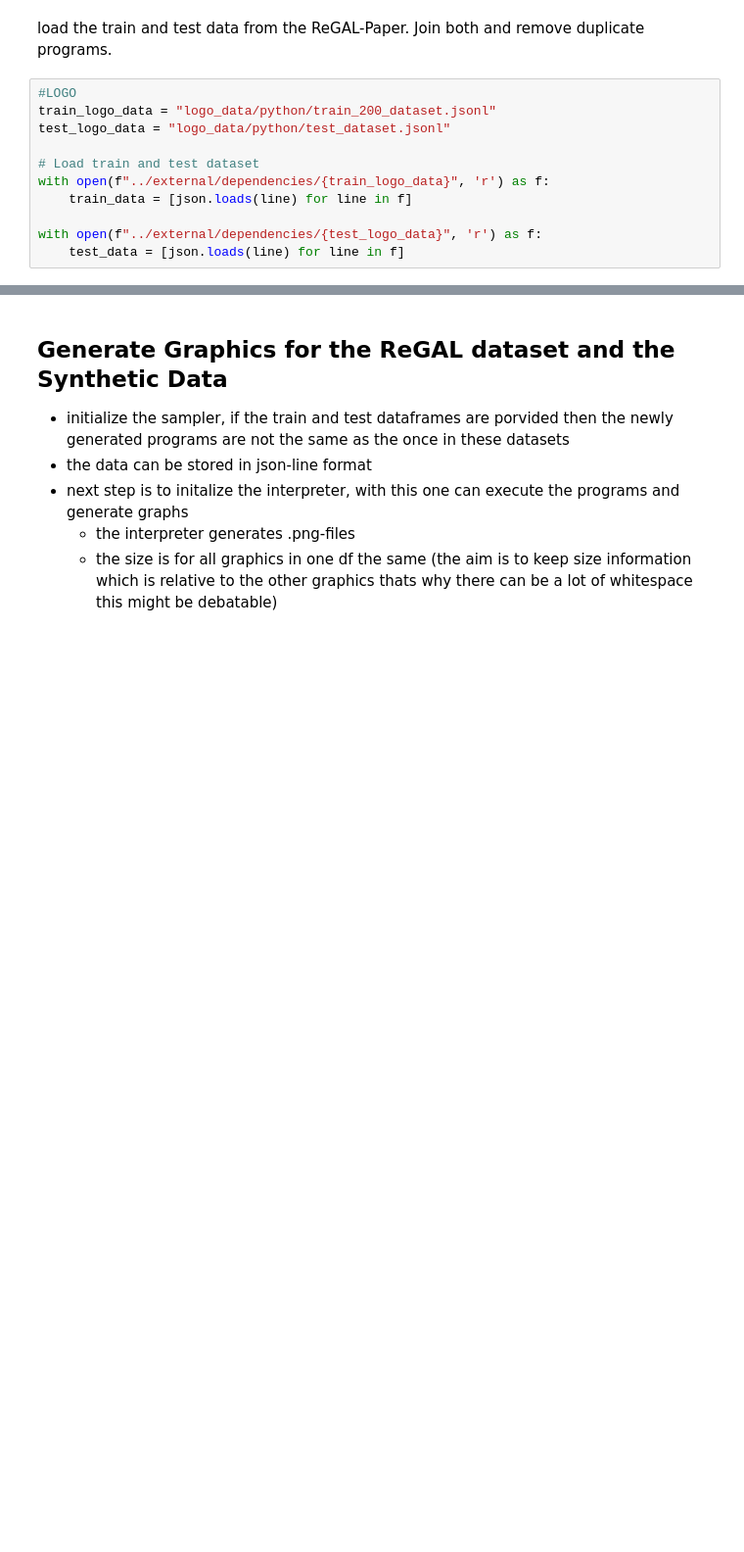
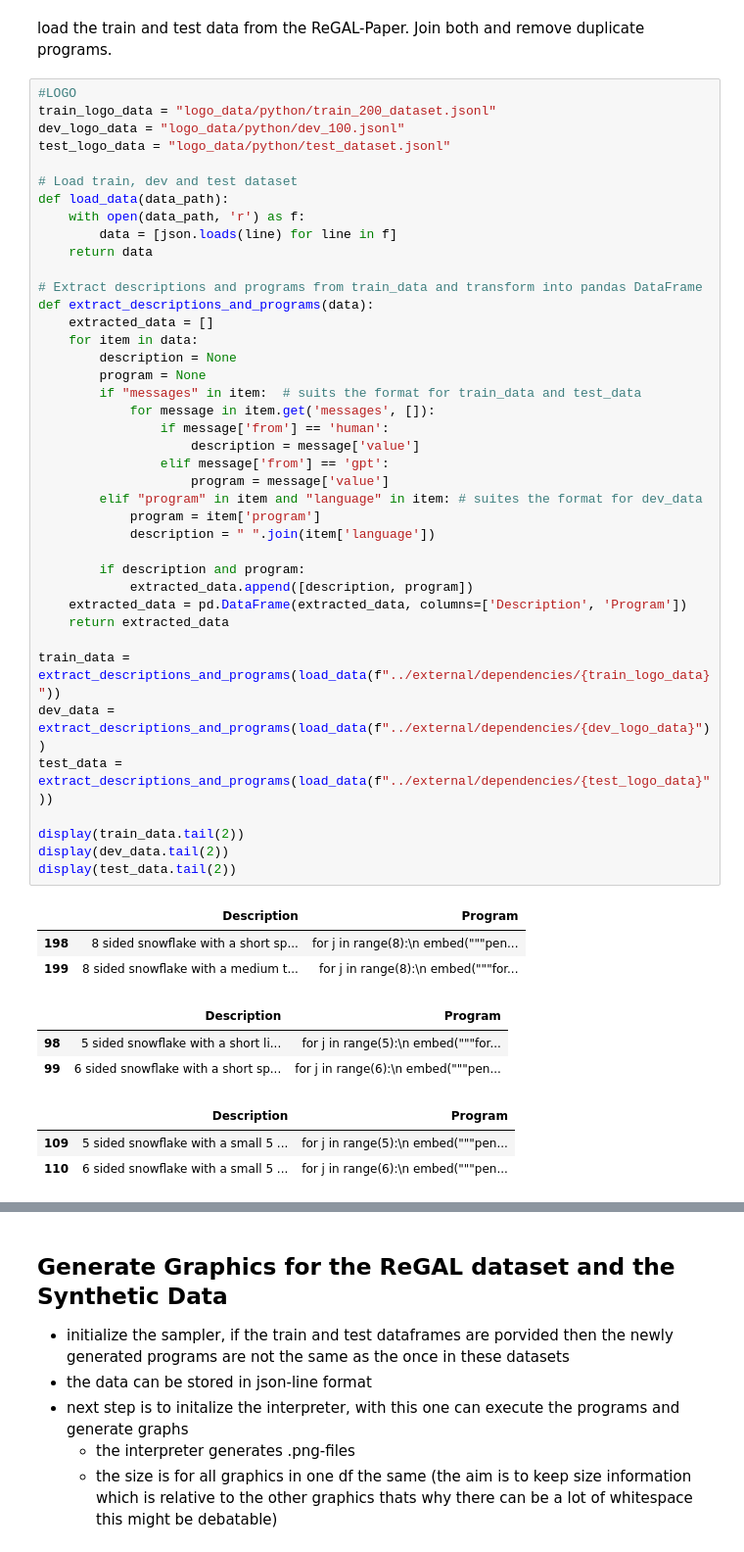
Before and after one commit to ruthchy/llm-generalization-program-synthesis, a Jupyter notebook: synthetic_data/main.ipynb, the cells around one changed output, grey strips where cells are left out. Shown at 98% size. Saved outputs shown, nothing was run; the diff lists cells and outputs as text; blank space fills up the shorter version.

Commit message:
adjust data formating function in main

```diff
--- a/synthetic_data/main.ipynb
+++ b/synthetic_data/main.ipynb
@@ -16,15 +16,54 @@ import pandas as pd
 import os
 # %% [markdown]
 load the train and test data from the ReGAL-Paper. Join both and remove duplicate programs.
-# %%
-#LOGO
-train_logo_data = "logo_data/python/train_200_dataset.jsonl"
-test_logo_data = "logo_data/python/test_dataset.jsonl"
-
-# Load train and test dataset
-with open(f"../external/dependencies/{train_logo_data}", 'r') as f:
-    train_data = [json.loads(line) for line in f]
-
-with open(f"../external/dependencies/{test_logo_data}", 'r') as f:
-    test_data = [json.loads(line) for line in f]
+# %%
+#LOGO
+train_logo_data = "logo_data/python/train_200_dataset.jsonl"
+dev_logo_data = "logo_data/python/dev_100.jsonl"
+test_logo_data = "logo_data/python/test_dataset.jsonl"
+
+# Load train, dev and test dataset
+def load_data(data_path):
+    with open(data_path, 'r') as f:
+        data = [json.loads(line) for line in f]
+    return data
+
+# Extract descriptions and programs from train_data and transform into pandas DataFrame
+def extract_descriptions_and_programs(data):
+    extracted_data = []
+    for item in data:
+        description = None
+        program = None
+        if "messages" in item:  # suits the format for train_data and test_data
+            for message in item.get('messages', []):
+                if message['from'] == 'human':
+                    description = message['value']
+                elif message['from'] == 'gpt':
+                    program = message['value']
+        elif "program" in item and "language" in item: # suites the format for dev_data
+            program = item['program']
+            description = " ".join(item['language'])
+
+        if description and program:
+            extracted_data.append([description, program])
+    extracted_data = pd.DataFrame(extracted_data, columns=['Description', 'Program'])
+    return extracted_data
+
+train_data = extract_descriptions_and_programs(load_data(f"../external/dependencies/{train_logo_data}"))
+dev_data = extract_descriptions_and_programs(load_data(f"../external/dependencies/{dev_logo_data}"))
+test_data = extract_descriptions_and_programs(load_data(f"../external/dependencies/{test_logo_data}"))
+
+display(train_data.tail(2))
+display(dev_data.tail(2))
+display(test_data.tail(2))
+# %% [output]
+|  | Description | Program |
+| 198 | 8 sided snowflake with a short sp... | for j in range(8):\n embed("""pen... |
+| 199 | 8 sided snowflake with a medium t... | for j in range(8):\n embed("""for... |
+|  | Description | Program |
+| 98 | 5 sided snowflake with a short li... | for j in range(5):\n embed("""for... |
+| 99 | 6 sided snowflake with a short sp... | for j in range(6):\n embed("""pen... |
+|  | Description | Program |
+| 109 | 5 sided snowflake with a small 5 ... | for j in range(5):\n embed("""pen... |
+| 110 | 6 sided snowflake with a small 5 ... | for j in range(6):\n embed("""pen... |
 # %%
```
Also changed, not shown: parts of 1 cell of this notebook, 1 other file.
